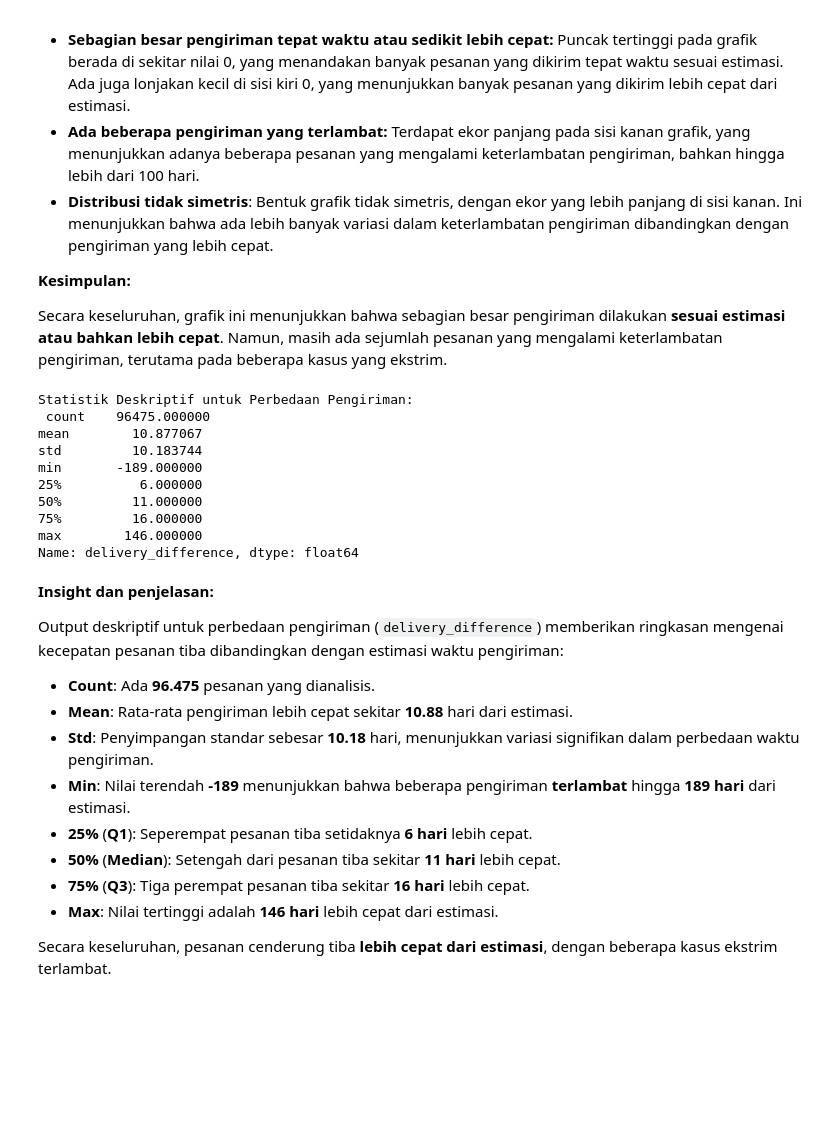
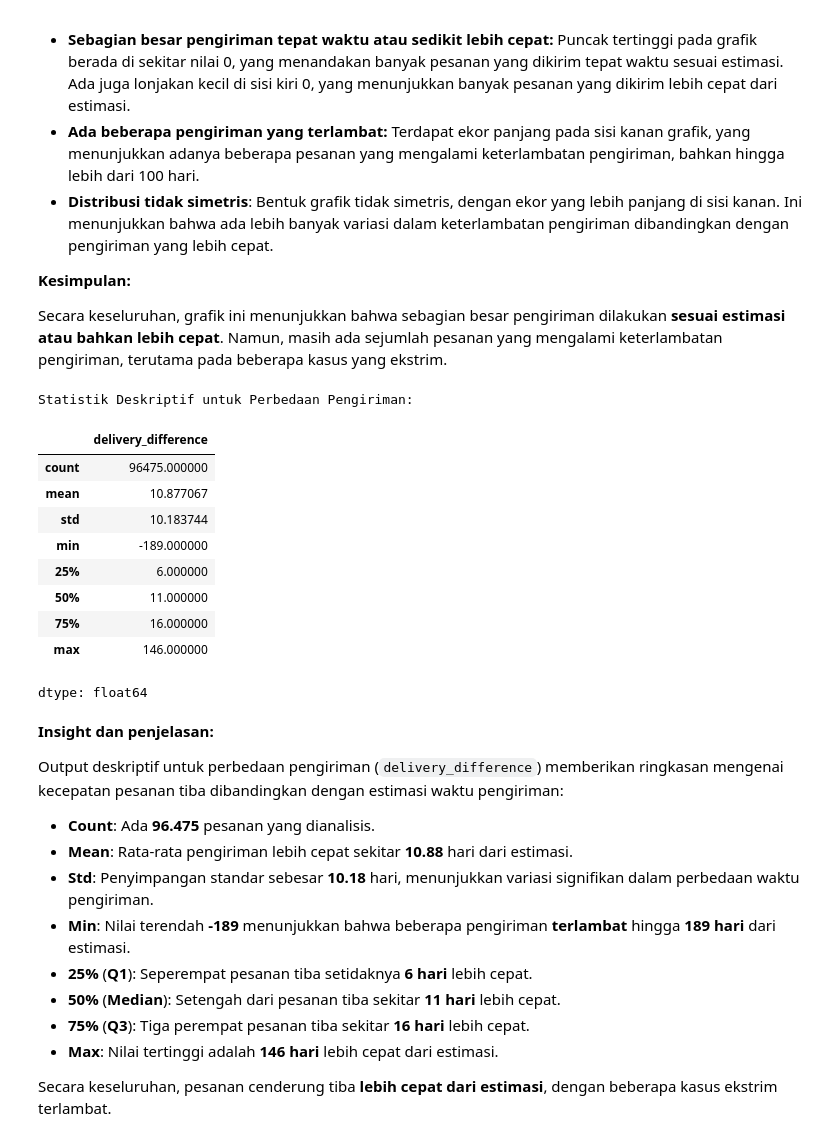
Before and after one commit to LatiefDataVisionary/data-analysis-dicoding-projects, a Jupyter notebook: Proyek_Analisis_Data.ipynb, the cells around one changed output. Drawn from its saved outputs; the diff is of its cells as text; code cells hidden in the pictures; blank space fills up the shorter version.

```diff
--- a/Proyek_Analisis_Data.ipynb
+++ b/Proyek_Analisis_Data.ipynb
@@ -625,18 +613,20 @@ Secara keseluruhan, grafik ini menunjukkan bahwa sebagian besar pengiriman dilak
 # %%
 # Statistik Deskriptif
 delivery_stats = orders_data['delivery_difference'].describe()
-print("Statistik Deskriptif untuk Perbedaan Pengiriman:\n", delivery_stats)
+print("Statistik Deskriptif untuk Perbedaan Pengiriman:\n")
+delivery_stats
 # %% [output]
 Statistik Deskriptif untuk Perbedaan Pengiriman:
- count    96475.000000
-mean        10.877067
-std         10.183744
-min       -189.000000
-25%          6.000000
-50%         11.000000
-75%         16.000000
-max        146.000000
-Name: delivery_difference, dtype: float64
+|  | delivery_difference |
+| count | 96475.000000 |
+| mean | 10.877067 |
+| std | 10.183744 |
+| min | -189.000000 |
+| 25% | 6.000000 |
+| 50% | 11.000000 |
+| 75% | 16.000000 |
+| max | 146.000000 |
+dtype: float64
 # %% [markdown]
 **Insight dan penjelasan:**
 
```
Also changed, not shown: parts of 31 cells of this notebook.
